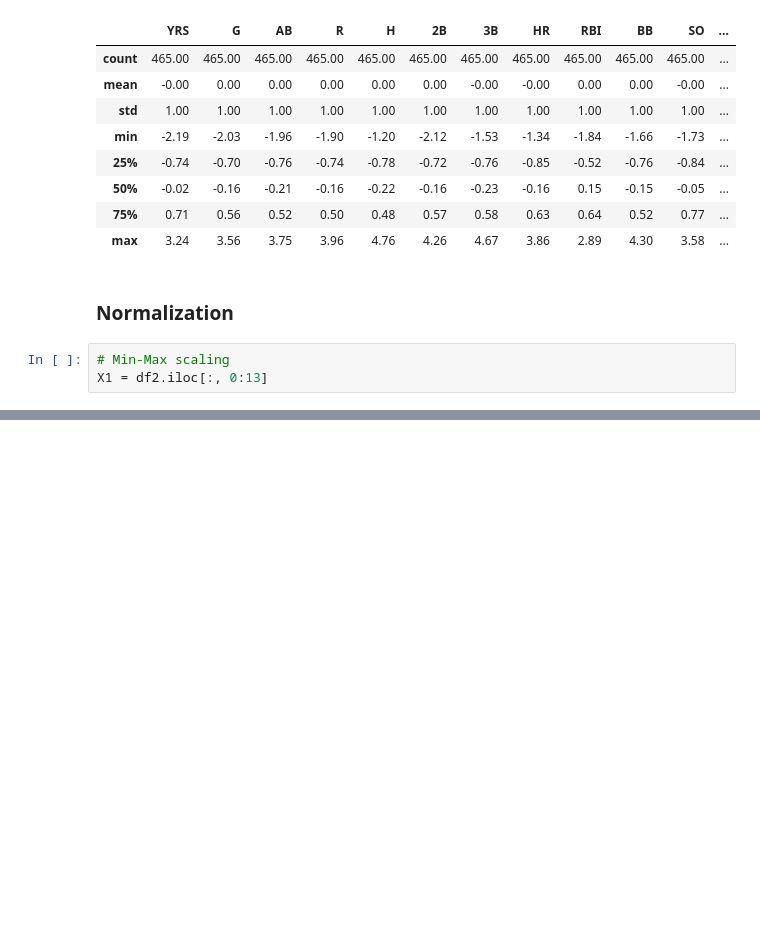
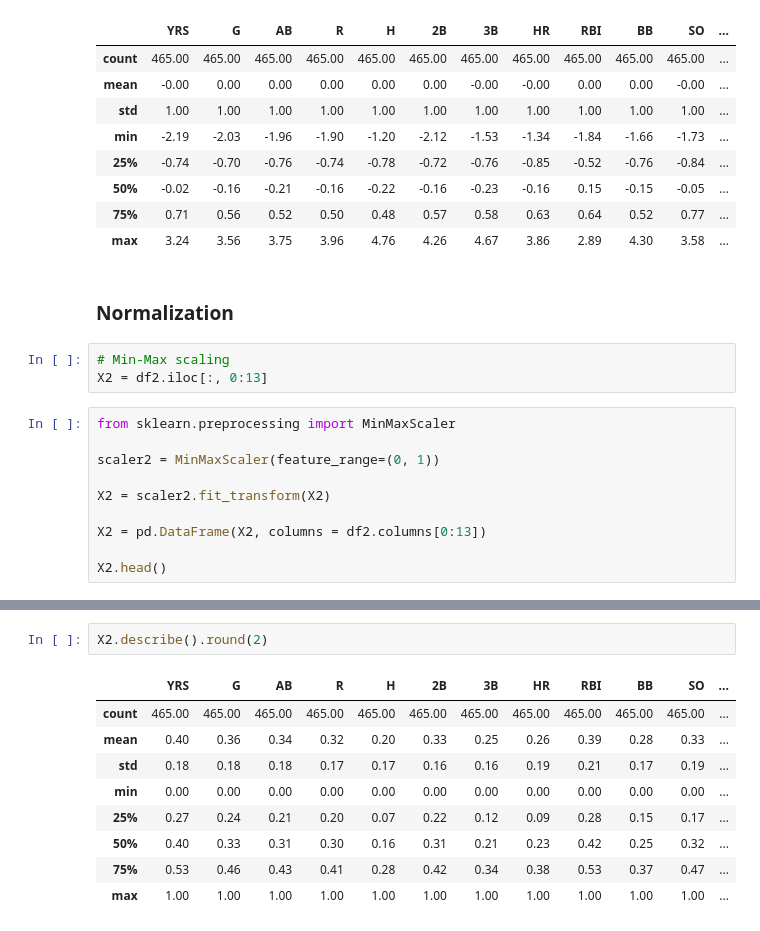
Before and after one commit to Shemnderitu/Traintestsplit, a Jupyter notebook: traintest.ipynb, the cells around one changed output, grey strips where cells are left out. Drawn from its saved outputs; the diff is of its cells as text; blank space fills up the shorter version.

Commit message:
Normalization using MinMaxScaler

```diff
--- a/traintest.ipynb
+++ b/traintest.ipynb
@@ -190,4 +190,14 @@ X1.describe().round(2)
 ### Normalization
 # %%
 # Min-Max scaling
-X1 = df2.iloc[:, 0:13]
+X2 = df2.iloc[:, 0:13]
+# %%
+from sklearn.preprocessing import MinMaxScaler
+
+scaler2 = MinMaxScaler(feature_range=(0, 1))
+
+X2 = scaler2.fit_transform(X2)
+
+X2 = pd.DataFrame(X2, columns = df2.columns[0:13])
+
+X2.head()
@@ -193,0 +211,12 @@ X1 = df2.iloc[:, 0:13]
+# %%
+X2.describe().round(2)
+# %% [output]
+|  | YRS | G | AB | R | H | 2B | 3B | HR | RBI | BB | SO | ... |
+| count | 465.00 | 465.00 | 465.00 | 465.00 | 465.00 | 465.00 | 465.00 | 465.00 | 465.00 | 465.00 | 465.00 | ... |
+| mean | 0.40 | 0.36 | 0.34 | 0.32 | 0.20 | 0.33 | 0.25 | 0.26 | 0.39 | 0.28 | 0.33 | ... |
+| std | 0.18 | 0.18 | 0.18 | 0.17 | 0.17 | 0.16 | 0.16 | 0.19 | 0.21 | 0.17 | 0.19 | ... |
+| min | 0.00 | 0.00 | 0.00 | 0.00 | 0.00 | 0.00 | 0.00 | 0.00 | 0.00 | 0.00 | 0.00 | ... |
+| 25% | 0.27 | 0.24 | 0.21 | 0.20 | 0.07 | 0.22 | 0.12 | 0.09 | 0.28 | 0.15 | 0.17 | ... |
+| 50% | 0.40 | 0.33 | 0.31 | 0.30 | 0.16 | 0.31 | 0.21 | 0.23 | 0.42 | 0.25 | 0.32 | ... |
+| 75% | 0.53 | 0.46 | 0.43 | 0.41 | 0.28 | 0.42 | 0.34 | 0.38 | 0.53 | 0.37 | 0.47 | ... |
+| max | 1.00 | 1.00 | 1.00 | 1.00 | 1.00 | 1.00 | 1.00 | 1.00 | 1.00 | 1.00 | 1.00 | ... |
```
Also changed, not shown: parts of 1 cell of this notebook.
